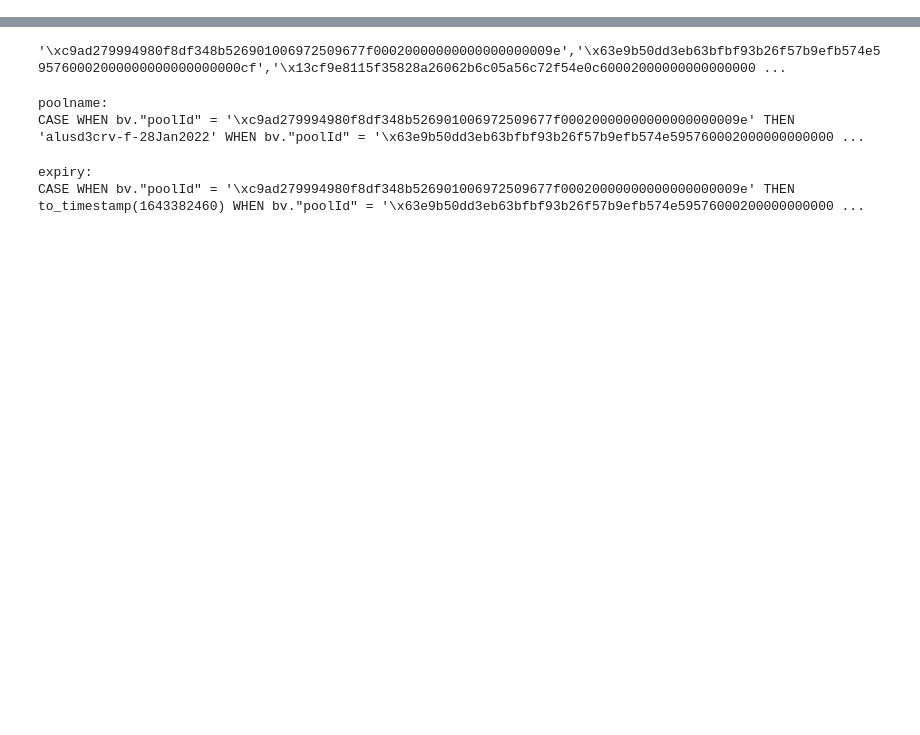
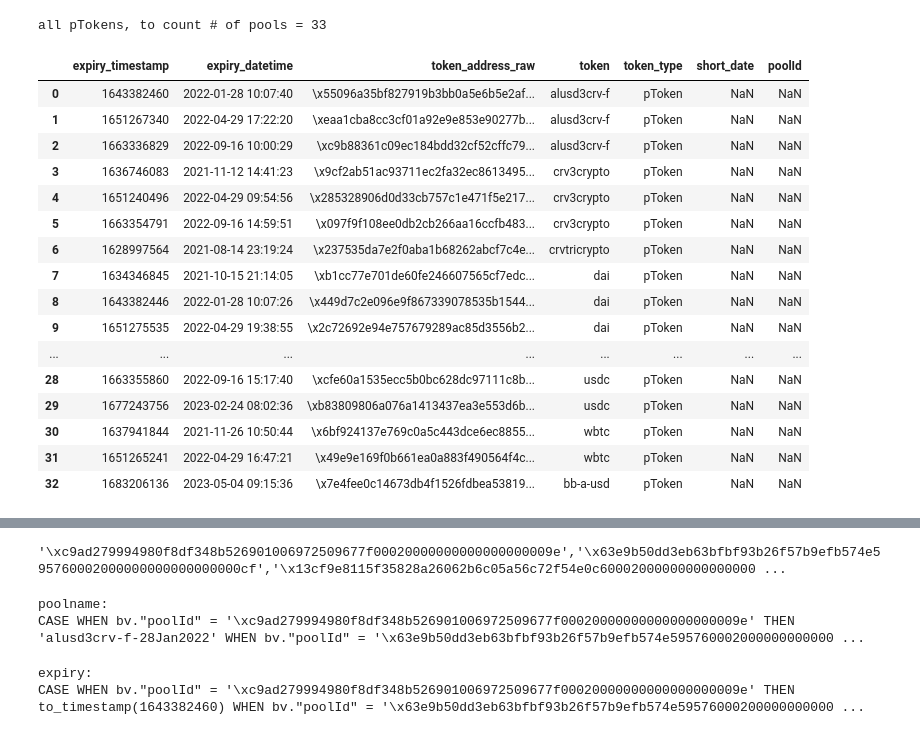
Before and after one commit to wakamex/datasussy, a Jupyter notebook: getElementTokens.ipynb, the cells around one changed output, grey strips where cells are left out. Cells and saved outputs as stored; diff of their text form; code cells hidden in the pictures; blank space fills up the shorter version.

Commit message:
count pools

```diff
--- a/getElementTokens.ipynb
+++ b/getElementTokens.ipynb
@@ -45,0 +34,24 @@ live terms:
+# %%
+# display(tokens.loc[(tokens.token=='alusd3crv-f') & (tokens.token_type=='pToken'),:])
+to_display=tokens.loc[(tokens.token_type=='pToken'),:].reset_index(drop=True)
+print(f"all pTokens, to count # of pools = {len(to_display)}")
+display(to_display)
+# %% [output]
+all pTokens, to count # of pools = 33
+|  | expiry_timestamp | expiry_datetime | token_address_raw | token | token_type | short_date | poolId |
+| 0 | 1643382460 | 2022-01-28 10:07:40 | \x55096a35bf827919b3bb0a5e6b5e2af... | alusd3crv-f | pToken | NaN | NaN |
+| 1 | 1651267340 | 2022-04-29 17:22:20 | \xeaa1cba8cc3cf01a92e9e853e90277b... | alusd3crv-f | pToken | NaN | NaN |
+| 2 | 1663336829 | 2022-09-16 10:00:29 | \xc9b88361c09ec184bdd32cf52cffc79... | alusd3crv-f | pToken | NaN | NaN |
+| 3 | 1636746083 | 2021-11-12 14:41:23 | \x9cf2ab51ac93711ec2fa32ec8613495... | crv3crypto | pToken | NaN | NaN |
+| 4 | 1651240496 | 2022-04-29 09:54:56 | \x285328906d0d33cb757c1e471f5e217... | crv3crypto | pToken | NaN | NaN |
+| 5 | 1663354791 | 2022-09-16 14:59:51 | \x097f9f108ee0db2cb266aa16ccfb483... | crv3crypto | pToken | NaN | NaN |
+| 6 | 1628997564 | 2021-08-14 23:19:24 | \x237535da7e2f0aba1b68262abcf7c4e... | crvtricrypto | pToken | NaN | NaN |
+| 7 | 1634346845 | 2021-10-15 21:14:05 | \xb1cc77e701de60fe246607565cf7edc... | dai | pToken | NaN | NaN |
+| 8 | 1643382446 | 2022-01-28 10:07:26 | \x449d7c2e096e9f867339078535b1544... | dai | pToken | NaN | NaN |
+| 9 | 1651275535 | 2022-04-29 19:38:55 | \x2c72692e94e757679289ac85d3556b2... | dai | pToken | NaN | NaN |
+| ... | ... | ... | ... | ... | ... | ... | ... |
+| 28 | 1663355860 | 2022-09-16 15:17:40 | \xcfe60a1535ecc5b0bc628dc97111c8b... | usdc | pToken | NaN | NaN |
+| 29 | 1677243756 | 2023-02-24 08:02:36 | \xb83809806a076a1413437ea3e553d6b... | usdc | pToken | NaN | NaN |
+| 30 | 1637941844 | 2021-11-26 10:50:44 | \x6bf924137e769c0a5c443dce6ec8855... | wbtc | pToken | NaN | NaN |
+| 31 | 1651265241 | 2022-04-29 16:47:21 | \x49e9e169f0b661ea0a883f490564f4c... | wbtc | pToken | NaN | NaN |
+| 32 | 1683206136 | 2023-05-04 09:15:36 | \x7e4fee0c14673db4f1526fdbea53819... | bb-a-usd | pToken | NaN | NaN |
```
Also changed, not shown: parts of 4 cells of this notebook.
